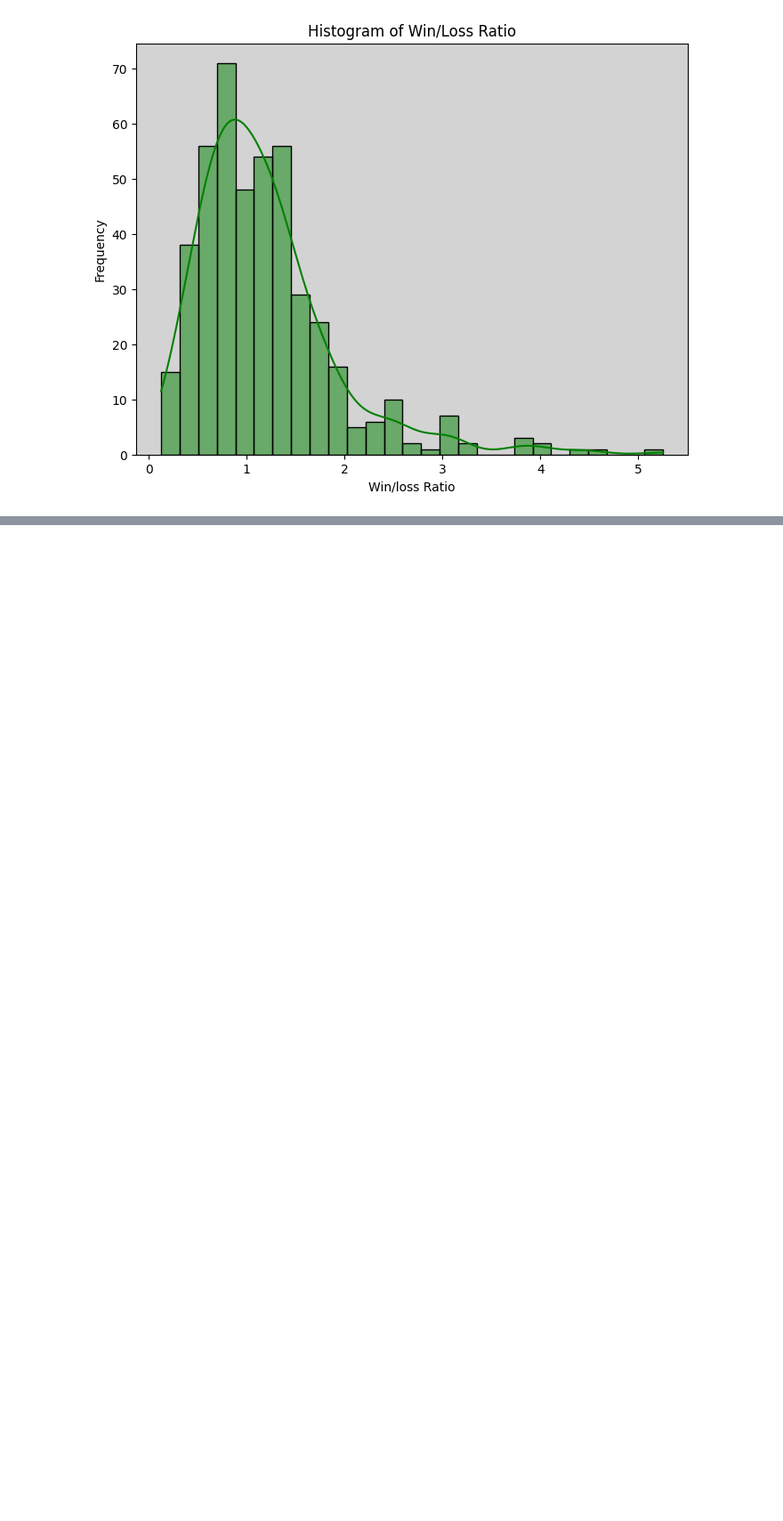
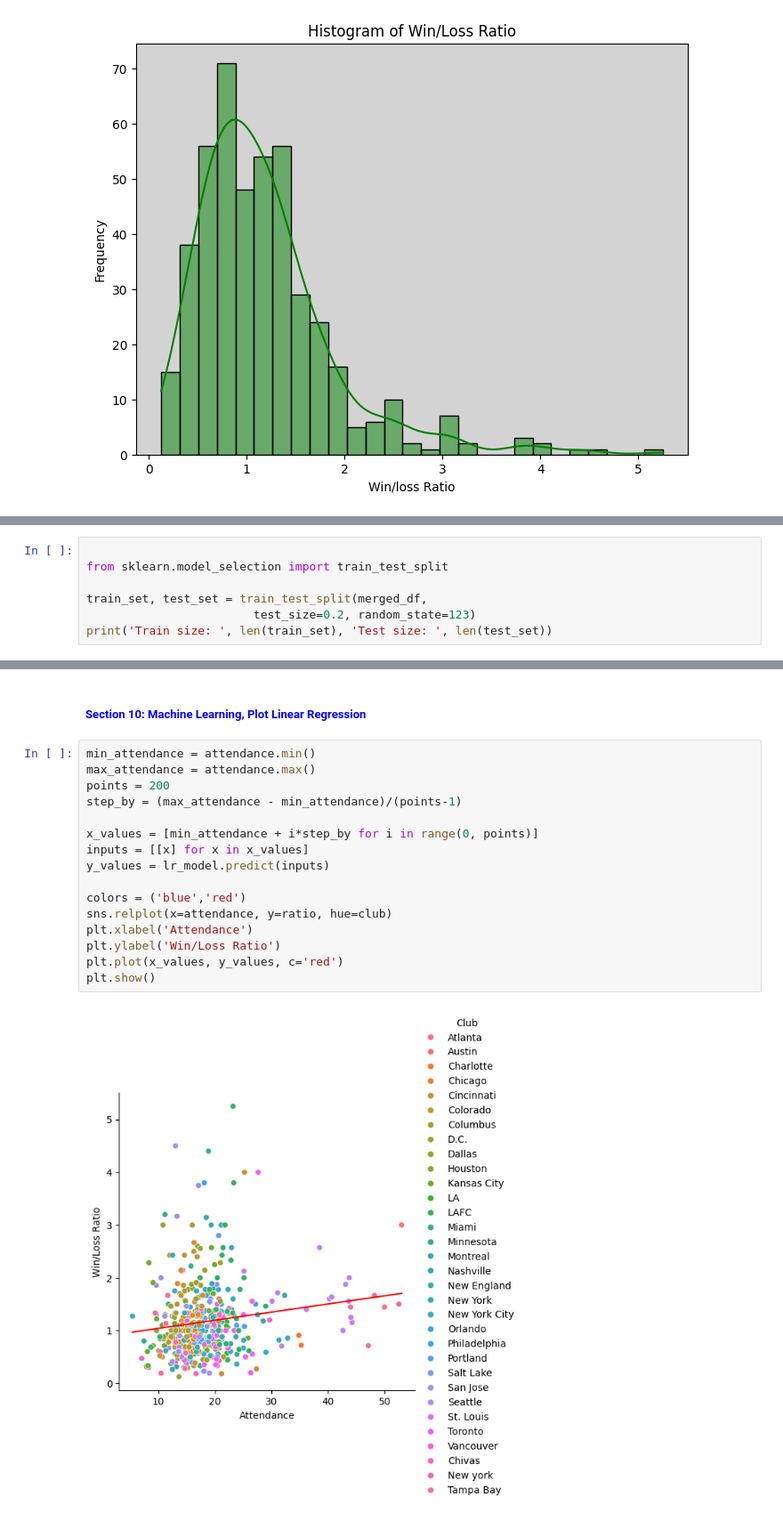
Before and after one commit to curt2023/capstone-project, a Jupyter notebook: MLS-Capstone.ipynb, the cells around one changed output, grey strips where cells are left out. Shown: that part at 89% size. Cells and saved outputs as stored; diff of their text form; blank space fills up the shorter version.

Commit message:
Added the machine learning models, and section text

```diff
--- a/MLS-Capstone.ipynb
+++ b/MLS-Capstone.ipynb
@@ -185,0 +201,7 @@ plt.show()
+# %%
+
+from sklearn.model_selection import train_test_split
+
+train_set, test_set = train_test_split(merged_df,
+                        test_size=0.2, random_state=123)
+print('Train size: ', len(train_set), 'Test size: ', len(test_set))
@@ -185,0 +270,20 @@ plt.show()
+# %% [markdown]
+<h5 style="color:blue; text-align:left; font-family:forte"> Section 10: Machine Learning, Plot Linear Regression  </h5>
+# %%
+min_attendance = attendance.min()
+max_attendance = attendance.max()
+points = 200
+step_by = (max_attendance - min_attendance)/(points-1)
+
+x_values = [min_attendance + i*step_by for i in range(0, points)]
+inputs = [[x] for x in x_values]
+y_values = lr_model.predict(inputs)
+
+colors = ('blue','red')
+sns.relplot(x=attendance, y=ratio, hue=club)
+plt.xlabel('Attendance')
+plt.ylabel('Win/Loss Ratio')
+plt.plot(x_values, y_values, c='red')
+plt.show()
+# %% [output]
+[figure, added]
```
Also changed, not shown: parts of 15 cells of this notebook, 1 other file.
